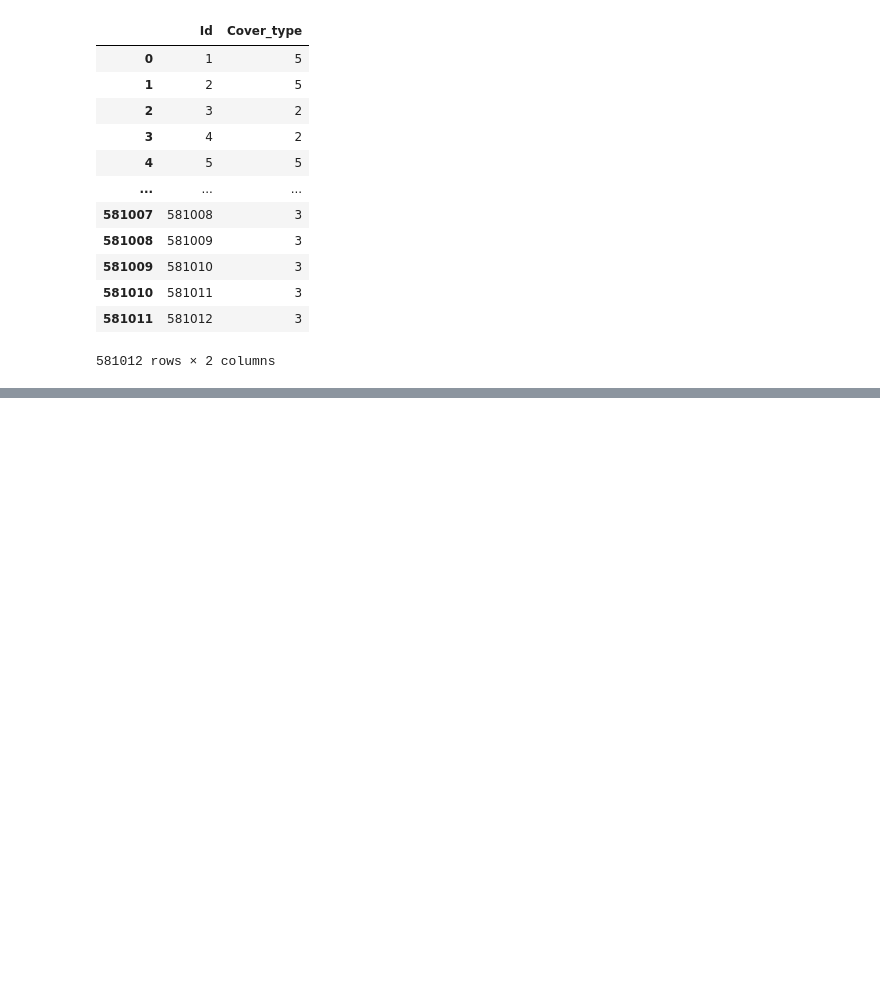
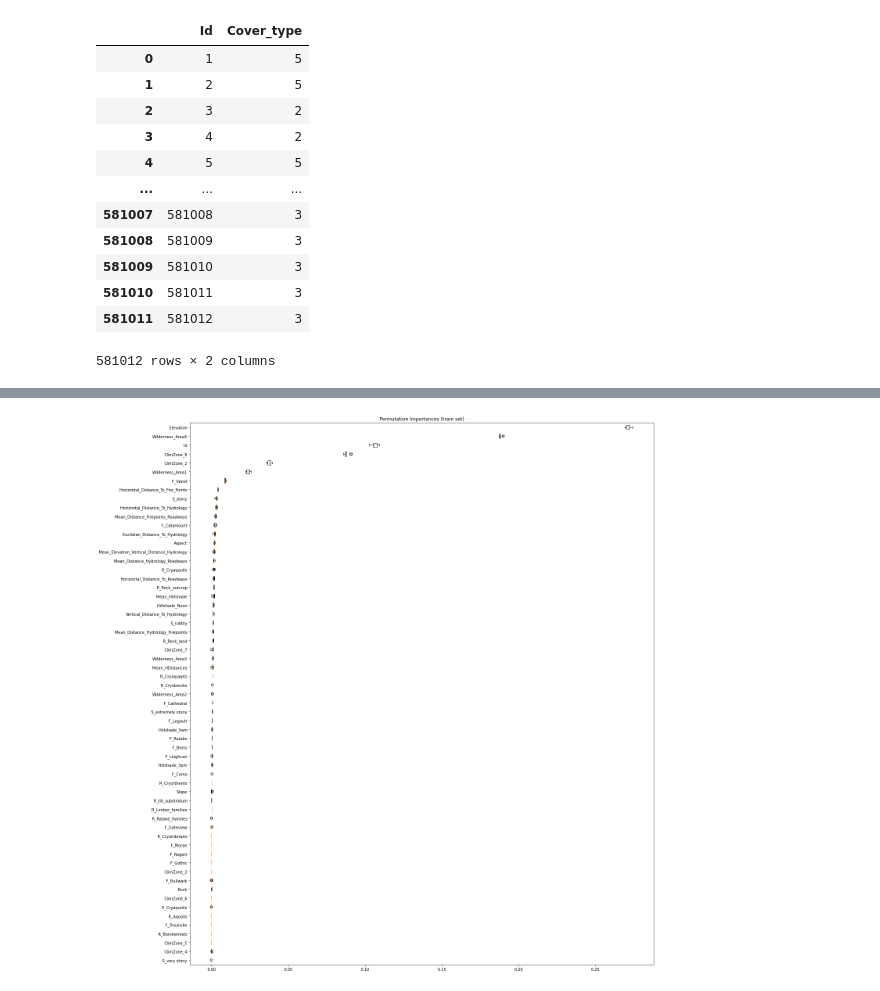
Before and after one commit to ceptln/forest_classification, a Jupyter notebook: kaggle_forest_notebook.ipynb, the cells around one changed output, grey strips where cells are left out. Drawn from its saved outputs; the diff is of its cells as text; code cells hidden in the pictures; blank space fills up the shorter version.

```diff
--- a/kaggle_forest_notebook.ipynb
+++ b/kaggle_forest_notebook.ipynb
@@ -1009,0 +1138,13 @@ os.chdir('..')
+# %%
+fig, ax = plt.subplots(figsize=(20,20))
+
+ax.boxplot(
+    feature_importances.importances[sorted_idx].T,
+    vert=False,
+    labels=X_train.columns[sorted_idx],
+)
+ax.set_title("Permutation Importances (train set)")
+fig.tight_layout()
+plt.show()
+# %% [output]
+[figure, added]
```
Also changed, not shown: parts of 23 cells of this notebook, 16 other files.
